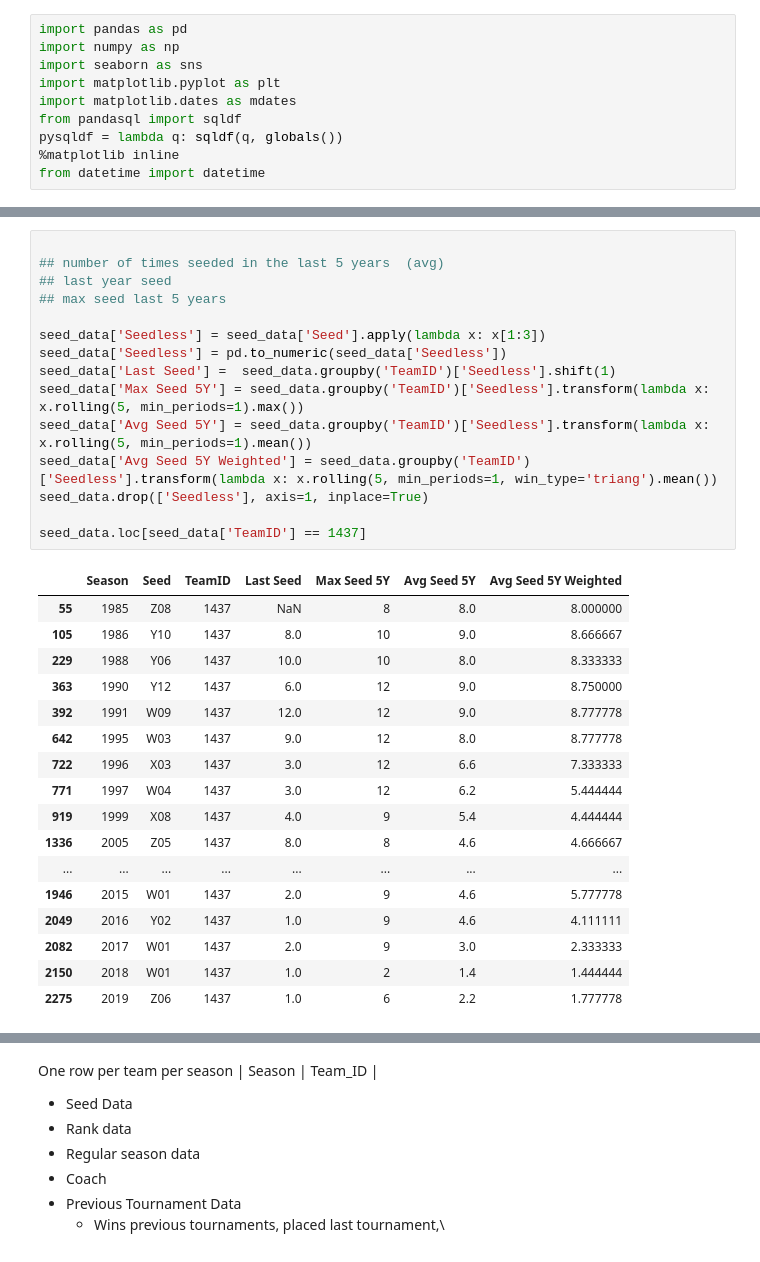
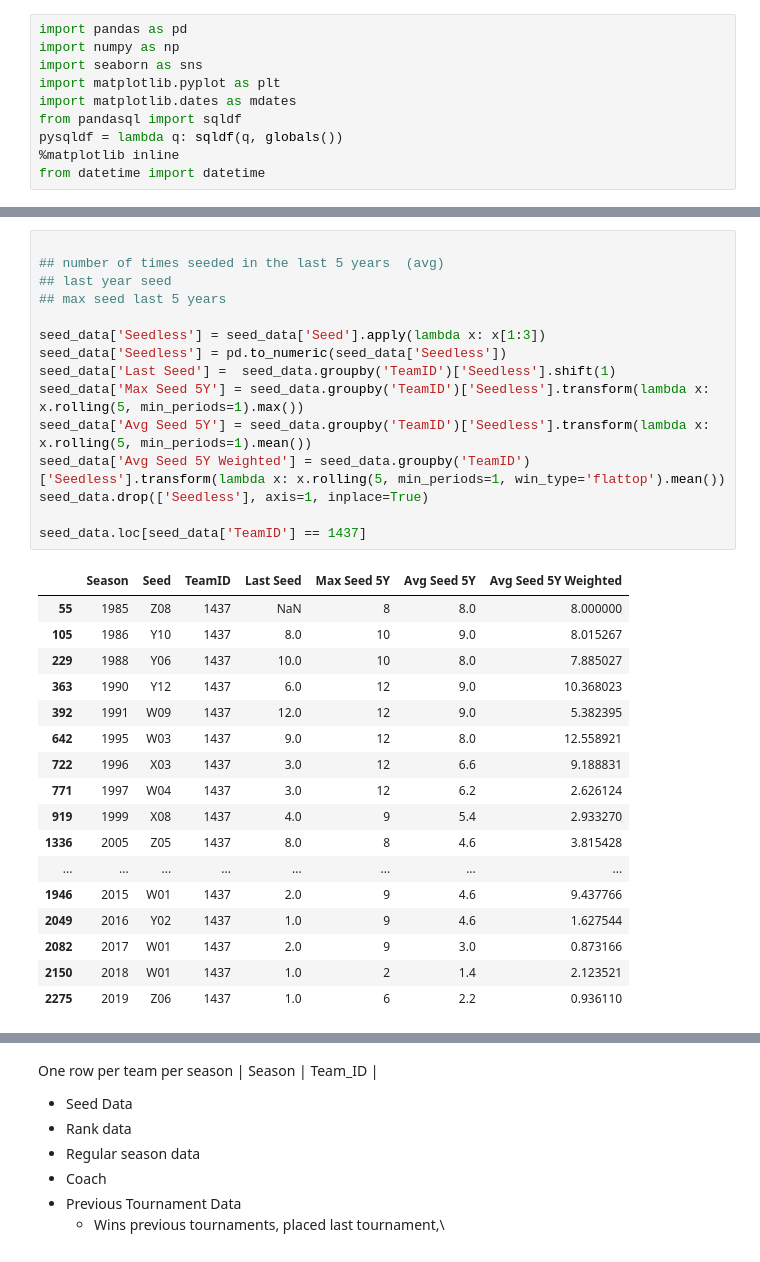
Before and after one commit to deniszgonjanin/ncaa2020, a Jupyter notebook: Mens_NCAA.ipynb, the cells around one changed output, grey strips where cells are left out. Cells and saved outputs as stored; diff of their text form.

```diff
--- a/Mens_NCAA.ipynb
+++ b/Mens_NCAA.ipynb
@@ -68,33 +68,33 @@ seed_data.sample(10)
 # %%
 
 ## number of times seeded in the last 5 years  (avg)
 ## last year seed
 ## max seed last 5 years
 
 seed_data['Seedless'] = seed_data['Seed'].apply(lambda x: x[1:3])
 seed_data['Seedless'] = pd.to_numeric(seed_data['Seedless'])
 seed_data['Last Seed'] =  seed_data.groupby('TeamID')['Seedless'].shift(1)
 seed_data['Max Seed 5Y'] = seed_data.groupby('TeamID')['Seedless'].transform(lambda x: x.rolling(5, min_periods=1).max())
 seed_data['Avg Seed 5Y'] = seed_data.groupby('TeamID')['Seedless'].transform(lambda x: x.rolling(5, min_periods=1).mean())
-seed_data['Avg Seed 5Y Weighted'] = seed_data.groupby('TeamID')['Seedless'].transform(lambda x: x.rolling(5, min_periods=1, win_type='triang').mean())
+seed_data['Avg Seed 5Y Weighted'] = seed_data.groupby('TeamID')['Seedless'].transform(lambda x: x.rolling(5, min_periods=1, win_type='flattop').mean())
 seed_data.drop(['Seedless'], axis=1, inplace=True)
 
 seed_data.loc[seed_data['TeamID'] == 1437]
 # %% [output]
 |  | Season | Seed | TeamID | Last Seed | Max Seed 5Y | Avg Seed 5Y | Avg Seed 5Y Weighted |
 | 55 | 1985 | Z08 | 1437 | NaN | 8 | 8.0 | 8.000000 |
-| 105 | 1986 | Y10 | 1437 | 8.0 | 10 | 9.0 | 8.666667 |
-| 229 | 1988 | Y06 | 1437 | 10.0 | 10 | 8.0 | 8.333333 |
-| 363 | 1990 | Y12 | 1437 | 6.0 | 12 | 9.0 | 8.750000 |
-| 392 | 1991 | W09 | 1437 | 12.0 | 12 | 9.0 | 8.777778 |
-| 642 | 1995 | W03 | 1437 | 9.0 | 12 | 8.0 | 8.777778 |
-| 722 | 1996 | X03 | 1437 | 3.0 | 12 | 6.6 | 7.333333 |
-| 771 | 1997 | W04 | 1437 | 3.0 | 12 | 6.2 | 5.444444 |
-| 919 | 1999 | X08 | 1437 | 4.0 | 9 | 5.4 | 4.444444 |
-| 1336 | 2005 | Z05 | 1437 | 8.0 | 8 | 4.6 | 4.666667 |
+| 105 | 1986 | Y10 | 1437 | 8.0 | 10 | 9.0 | 8.015267 |
+| 229 | 1988 | Y06 | 1437 | 10.0 | 10 | 8.0 | 7.885027 |
+| 363 | 1990 | Y12 | 1437 | 6.0 | 12 | 9.0 | 10.368023 |
+| 392 | 1991 | W09 | 1437 | 12.0 | 12 | 9.0 | 5.382395 |
+| 642 | 1995 | W03 | 1437 | 9.0 | 12 | 8.0 | 12.558921 |
+| 722 | 1996 | X03 | 1437 | 3.0 | 12 | 6.6 | 9.188831 |
+| 771 | 1997 | W04 | 1437 | 3.0 | 12 | 6.2 | 2.626124 |
+| 919 | 1999 | X08 | 1437 | 4.0 | 9 | 5.4 | 2.933270 |
+| 1336 | 2005 | Z05 | 1437 | 8.0 | 8 | 4.6 | 3.815428 |
 | ... | ... | ... | ... | ... | ... | ... | ... |
-| 1946 | 2015 | W01 | 1437 | 2.0 | 9 | 4.6 | 5.777778 |
-| 2049 | 2016 | Y02 | 1437 | 1.0 | 9 | 4.6 | 4.111111 |
-| 2082 | 2017 | W01 | 1437 | 2.0 | 9 | 3.0 | 2.333333 |
-| 2150 | 2018 | W01 | 1437 | 1.0 | 2 | 1.4 | 1.444444 |
-| 2275 | 2019 | Z06 | 1437 | 1.0 | 6 | 2.2 | 1.777778 |
+| 1946 | 2015 | W01 | 1437 | 2.0 | 9 | 4.6 | 9.437766 |
+| 2049 | 2016 | Y02 | 1437 | 1.0 | 9 | 4.6 | 1.627544 |
+| 2082 | 2017 | W01 | 1437 | 2.0 | 9 | 3.0 | 0.873166 |
+| 2150 | 2018 | W01 | 1437 | 1.0 | 2 | 1.4 | 2.123521 |
+| 2275 | 2019 | Z06 | 1437 | 1.0 | 6 | 2.2 | 0.936110 |
```
Also changed, not shown: parts of 22 cells of this notebook, 6 other files.
